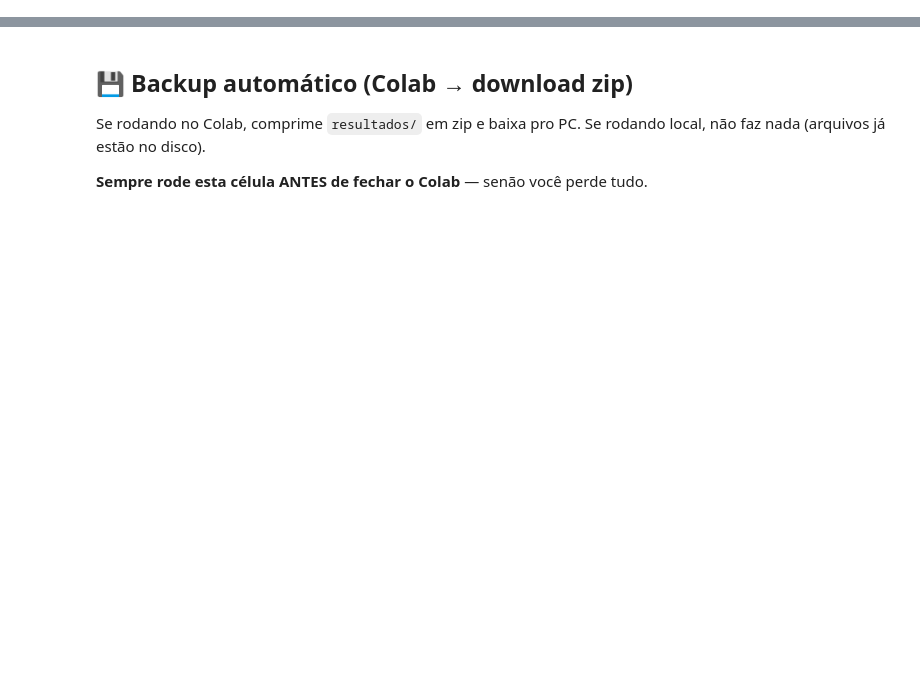
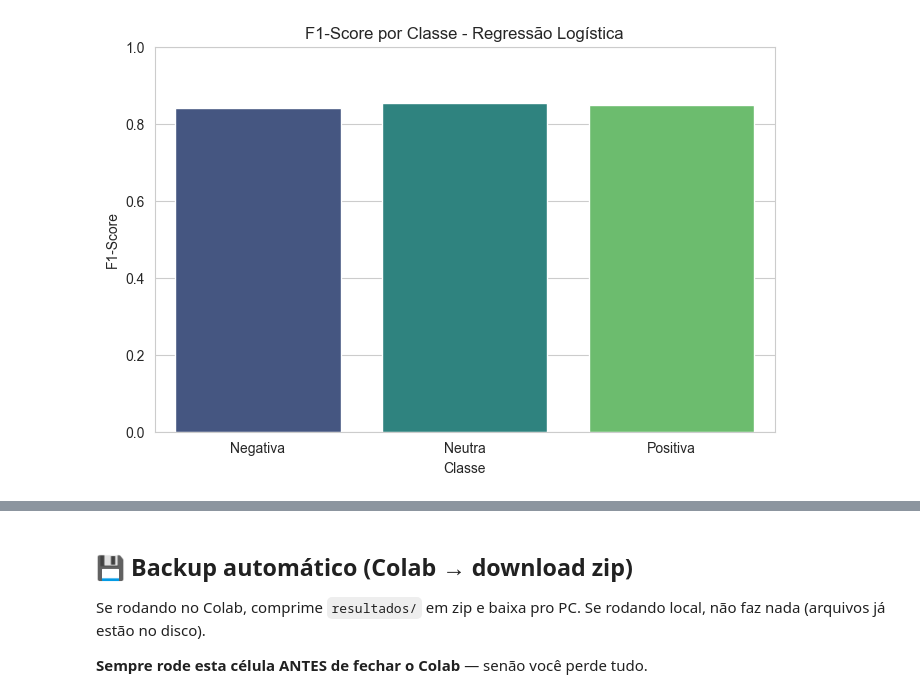
Before and after one commit to ROMAUSKI/tcc-analise-sentimento, a Jupyter notebook: src/05_apps_training.ipynb, the cells around one changed output, grey strips where cells are left out. Cells and saved outputs as stored; diff of their text form; code cells hidden in the pictures; blank space fills up the shorter version.

```diff
--- a/src/05_apps_training.ipynb
+++ b/src/05_apps_training.ipynb
@@ -112,0 +387,84 @@ else:
+# %%
+print("--- Etapa 3.2: Treinamento - Regressão Logística (Análise F1) ---")
+
+# 1. Inicializar e Treinar o modelo
+model_lr = LogisticRegression(random_state=RANDOM_SEED)
+print("Treinando o modelo de Regressão Logística...")
+model_lr.fit(X_train_tfidf, y_train)
+print("Treinamento concluído.")
+
+# 2. Fazer previsões
+y_pred_lr = model_lr.predict(X_test_tfidf)
+
+# 3. Gerar Relatório
+print("\n--- Relatório de Classificação (Completo) ---")
+print(classification_report(y_test, y_pred_lr))
+
+# 4. Gerar o Relatório como um Dicionário
+report_dict = classification_report(y_test, y_pred_lr, output_dict=True)
+
+# 5. Converter pra um DataFrame do Pandas
+df_report = pd.DataFrame(report_dict).transpose()
+
+# 6. Pegar só o F1-Score das 3 classes principais
+f1_scores = df_report.loc[['Negativa', 'Neutra', 'Positiva'], 'f1-score']
+
+# 7. Imprimir o F1-Score "Ponderado"
+f1_final = report_dict['weighted avg']['f1-score']
+print(f"\n--- Veredito (O que importa pro TCC) ---")
+print(f"O F1-Score final (ponderado) do modelo foi: {f1_final:.4f} (ou {f1_final*100:.2f}%)")
+
+# 8. Plotar o Gráfico de F1-Score por Classe
+pasta_resultados = RESULTADOS + os.sep
+plt.figure(figsize=(8, 5))
+sns.barplot(
+    x=f1_scores.index,
+    y=f1_scores.values,
+    palette='viridis',
+    hue=f1_scores.index,
+    legend=False
+)
+plt.title('F1-Score por Classe - Regressão Logística')
+plt.xlabel('Classe')
+plt.ylabel('F1-Score')
+plt.ylim(0, 1.0)
+plt.savefig(f"{pasta_resultados}f1_score_por_classe_lr.png")
+print(f"Gráfico 'f1_score_por_classe_lr_apps.png' salvo em {pasta_resultados}")
+plt.show()
+
+# Gerar Matriz de Confusão
+print("\nGerando Matriz de Confusão...")
+cm_lr = confusion_matrix(y_test, y_pred_lr)
+labels = sorted(y.unique())
+
+plt.figure(figsize=(8, 6))
+sns.heatmap(
+    cm_lr,
+    annot=True,
+    fmt='d',
+    cmap='Blues',
+    xticklabels=labels,
+    yticklabels=labels
+)
+plt.title('Matriz de Confusão - Regressão Logística')
+plt.xlabel('Classe Prevista')
+plt.ylabel('Classe Verdadeira')
+plt.savefig(f"{pasta_resultados}matriz_confusao_lr.png")
+print(f"Matriz 'matriz_confusao_lr_apps.png' salva em {pasta_resultados}")
+plt.show()
+
+# Armazena os resultados pro nosso dicionário
+try:
+    resultados_modelos
+except NameError:
+    resultados_modelos = {}
+
+resultados_modelos['Regressão Logística'] = {
+    'Acurácia': report_dict['accuracy'],
+    'Precisão': report_dict['weighted avg']['precision'],
+    'Recall': report_dict['weighted avg']['recall'],
+    'F1-Score': f1_final
+}
+
+print("\nResultados da Regressão Logística salvos.")
+# %% [output]
@@ -112,0 +490 @@ else:
+[figure, added]
```
Also changed, not shown: parts of 17 cells of this notebook, 3 other files.
